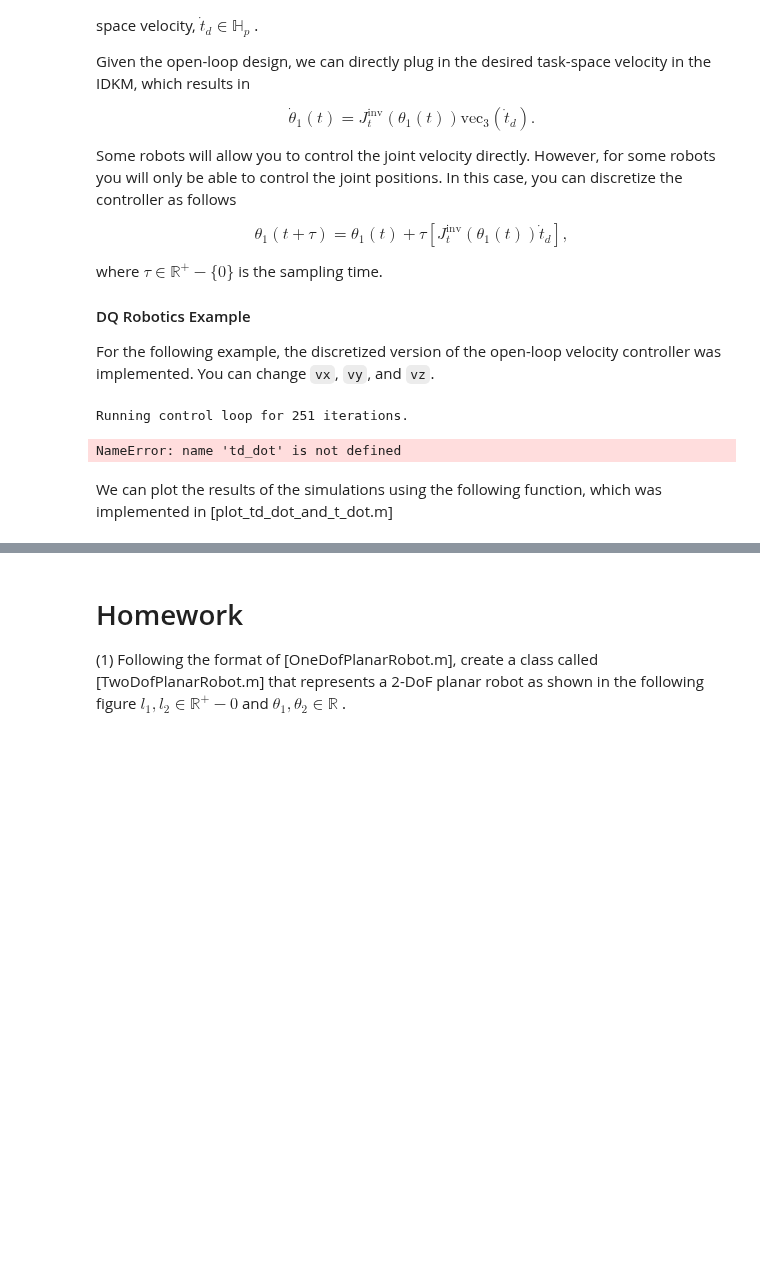
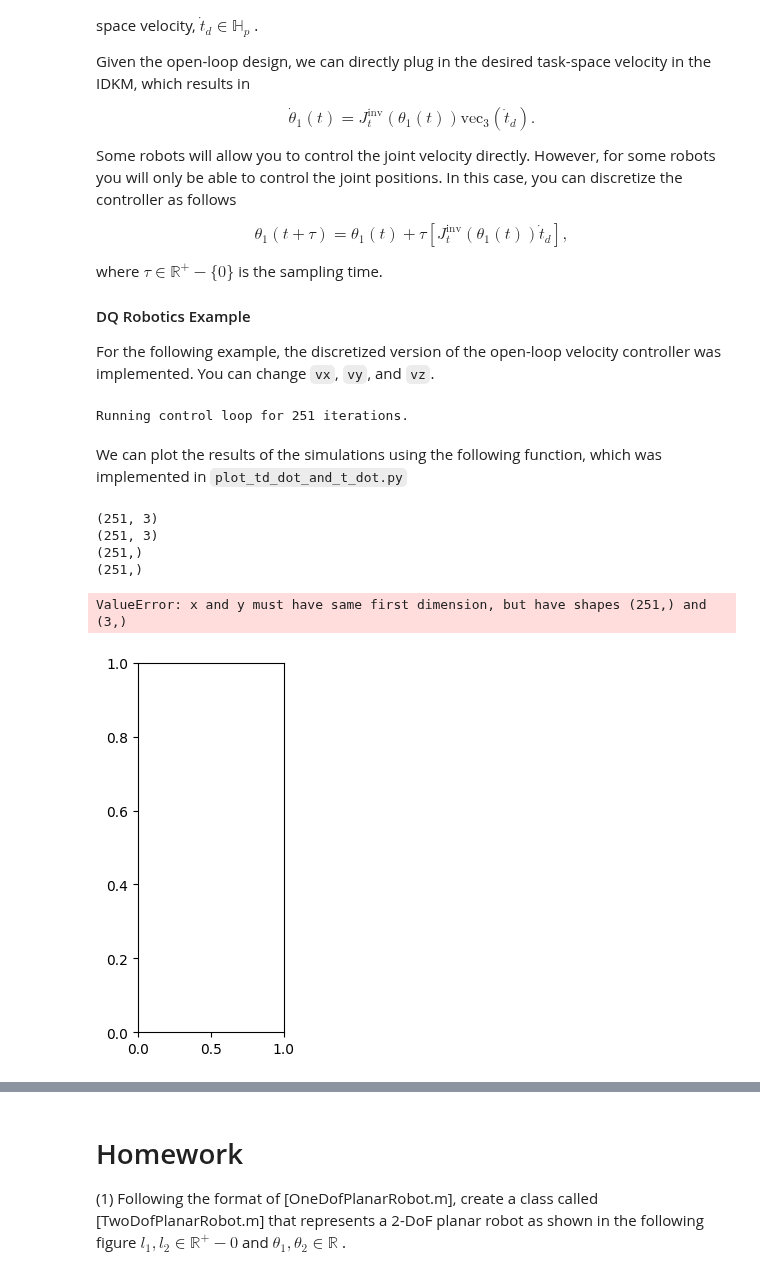
Before and after one commit to MarinhoLab/OpenExecutableBooksRobotics, a Jupyter notebook: dqrobotics/lesson5/lesson_dq5_robot_control_basics_part1.ipynb, the cells around one changed output, grey strips where cells are left out. Cells and saved outputs as stored; diff of their text form; code cells hidden in the pictures; blank space fills up the shorter version.

Commit message:
[dq5] Finished by adding the missing graph plot.

```diff
--- a/dqrobotics/lesson5/lesson_dq5_robot_control_basics_part1.ipynb
+++ b/dqrobotics/lesson5/lesson_dq5_robot_control_basics_part1.ipynb
@@ -478,7 +477,7 @@ vy = 3.7
 vz = 3.5
 
 # Compose the end effector velocity into a pure quaternion
-t_dot = vx*i_ + vy*j_ + vz*k_
+td_dot = vx*i_ + vy*j_ + vz*k_
 
 # Store the current task-space velocity and the desired task-space velocity
 stored_td_dot = []
@@ -502,7 +501,7 @@ for i in np.arange(0,time_final+tau,tau):
     theta1_dot = pinv(Jt) @ vec3(td_dot)
 
     # Move the robot
-    theta1 = theta1 + theta1_dot*tau
+    theta1 = theta1 + theta1_dot * tau
 
     # Store the variables so that we can analise the simulation results
     stored_td_dot.append(vec3(td_dot))
@@ -512,21 +511,32 @@ for i in np.arange(0,time_final+tau,tau):
     # Update time
     time = time + tau
 
+# Animation function for pyplot
 def animate_robot(n):
     plt.cla()
     one_dof_planar_robot.plot(stored_q[n])
 
+# Create pyplot figure and run animation
 fig = plt.figure()
 anm.FuncAnimation(fig, animate_robot, frames=len(stored_q))
 # %% [output]
 Running control loop for 251 iterations.
-NameError: name 'td_dot' is not defined
 # %% [markdown]
 
-We can plot the results of the simulations using the following function, which was implemented in [plot_td_dot_and_t_dot.m]
+We can plot the results of the simulations using the following function, which was implemented in `plot_td_dot_and_t_dot.py`
 # %%
- # Plot desired and current task-space velocities
- #plot_td_dot_and_t_dot(stored_td_dot,stored_t_dot,stored_time)
+# Plot desired and current task-space velocities
+from plot_td_dot_and_t_dot import plot_td_dot_and_t_dot
+plot_td_dot_and_t_dot(np.array(stored_td_dot),
+                      np.array(stored_t_dot),
+                      np.array(stored_time))
+# %% [output]
+(251, 3)
+(251, 3)
+(251,)
+(251,)
+ValueError: x and y must have same first dimension, but have shapes (251,) and (3,)
+[figure, added]
 # %% [markdown]
 
 Note that, in general, this simple robot cannot mantain the desired velocity. The main reason for this is the geometry of the 1-DoF planar robot. As shown in detail when the IK was calculated, the velocity in the x-axis and the y-axis are coupled. In addition, we cannot control the velocity in the z-axis.
```
Also changed, not shown: parts of 3 cells of this notebook, 1 other file.
